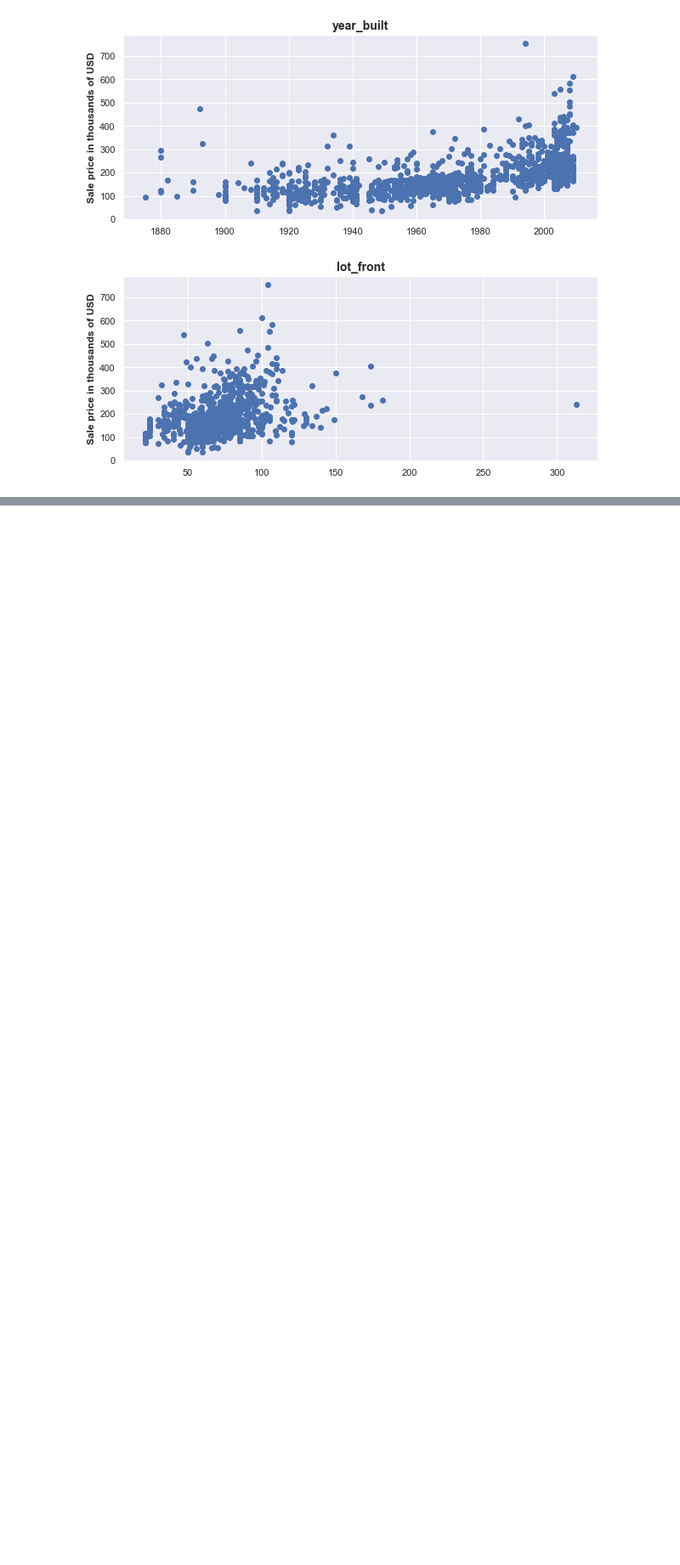
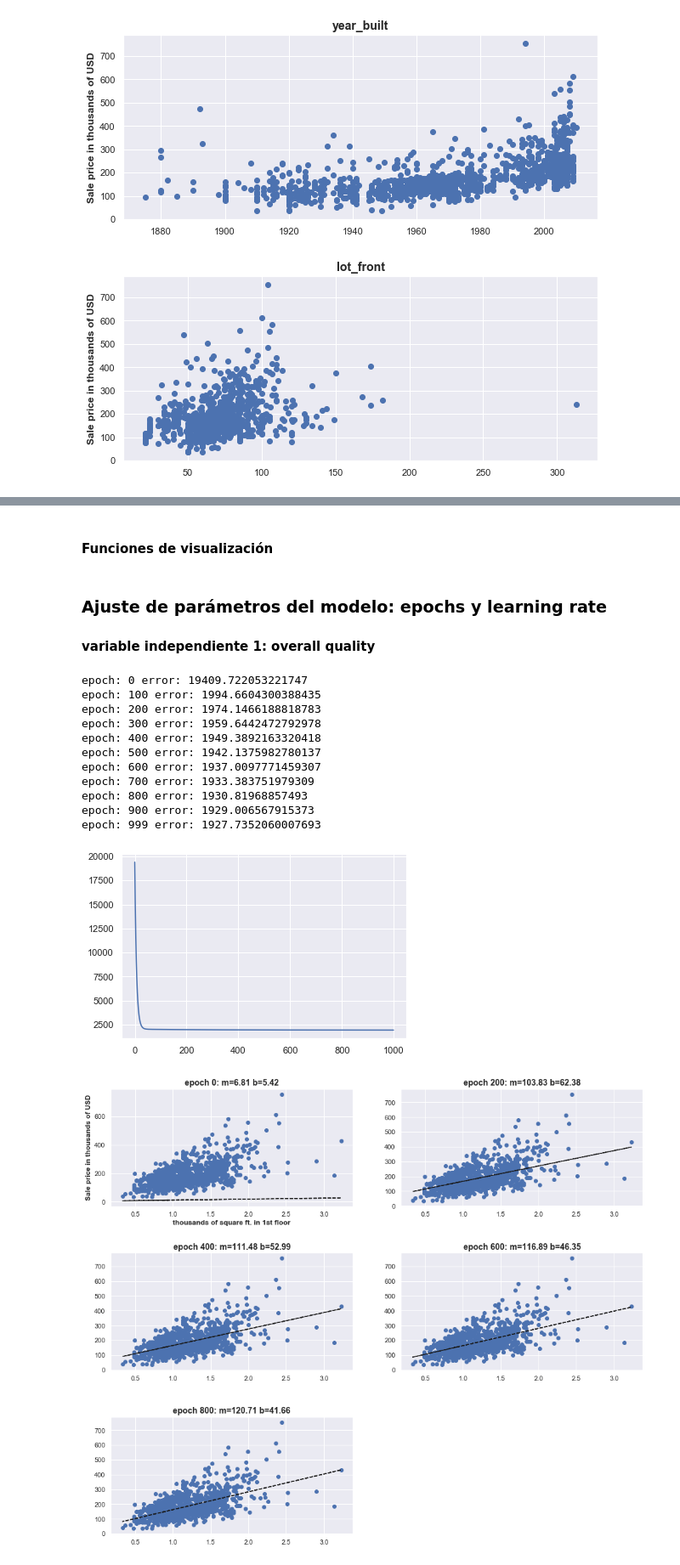
Before and after one commit to gallowstree/DS-Python-Project, a Jupyter notebook: main.ipynb, the cells around one changed output, grey strips where cells are left out. Shown at 85% size. Drawn from its saved outputs; the diff is of its cells as text; code cells hidden in the pictures; blank space fills up the shorter version.

```diff
--- a/main.ipynb
+++ b/main.ipynb
@@ -160,0 +135,63 @@ epoch: 9900 error: 1924.6299385871325
+# %% [markdown]
+#### Funciones de visualización
+# %%
+def plot_error(error_data, ax=None):
+    if ax is None:
+        ax = plt.gca()
+    x = range(0, len(error_data))
+    return ax.plot(x, error_data)
+
+def plot_model_progress(model_data, x, y, n, x_label=''):
+    num_plots = len(model_data) // n
+    cols = 2
+    rows = math.ceil(num_plots / cols)
+
+    fig,ax = plt.subplots(rows, cols, figsize=(16,num_plots*2.75))
+
+    for i in range(0, num_plots):
+        epoch = n * i
+        current_ax = ax[i // cols][i % cols]
+        current_model = model_data[epoch]
+
+        # scatter
+        current_ax.scatter(x = x, y = y)
+
+        # model line
+        m,b = current_model[0], current_model[1]
+        y_hat = m * x + b
+        current_ax.plot(x, y_hat, 'k--')
+
+        # text
+        title = 'epoch ' + str(epoch) + ': m=' + str(round(m, 2)) + ' b=' + str(round(b,2))
+        current_ax.set_title(title, weight='demi').set_fontsize(14)
+        if i == 0:
+            current_ax.set_ylabel("Sale price in thousands of USD", weight='semibold')
+            current_ax.set_xlabel(x_label, weight='semibold')
+
+
+    fig.subplots_adjust(hspace=0.4)
+
+    if num_plots % cols != 0:
+        ax[-1][-1].axis('off')
+# %% [markdown]
+### Ajuste de parámetros del modelo: epochs y learning rate
+#### variable independiente 1: overall quality
+# %%
+model, errors = train(fst_fl_sqf, sale_price, 1000, 100, 0.03)
+
+plot_error(errors)
+plot_model_progress(model, fst_fl_sqf, sale_price, 200, 'thousands of square ft. in 1st floor')
+# %% [output]
+epoch: 0 error: 19409.722053221747
+epoch: 100 error: 1994.6604300388435
+epoch: 200 error: 1974.1466188818783
+epoch: 300 error: 1959.6442472792978
+epoch: 400 error: 1949.3892163320418
+epoch: 500 error: 1942.1375982780137
+epoch: 600 error: 1937.0097771459307
+epoch: 700 error: 1933.383751979309
+epoch: 800 error: 1930.81968857493
+epoch: 900 error: 1929.006567915373
+epoch: 999 error: 1927.7352060007693
+[figure, added]
+[figure, added]
```
Also changed, not shown: parts of 5 cells of this notebook.
